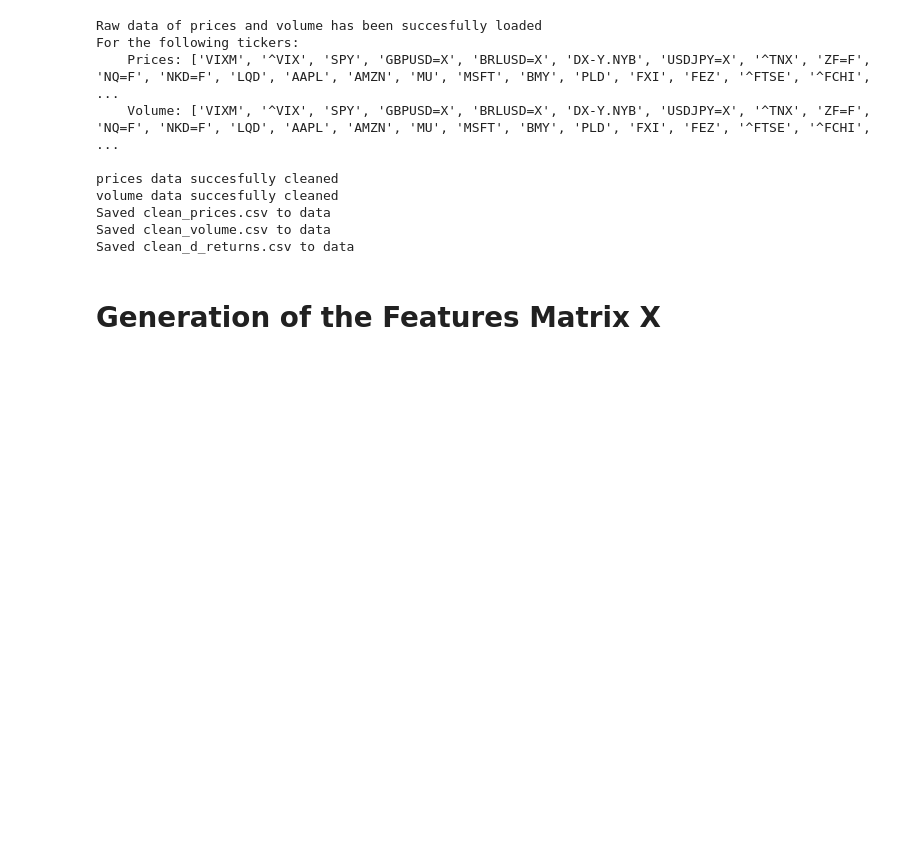
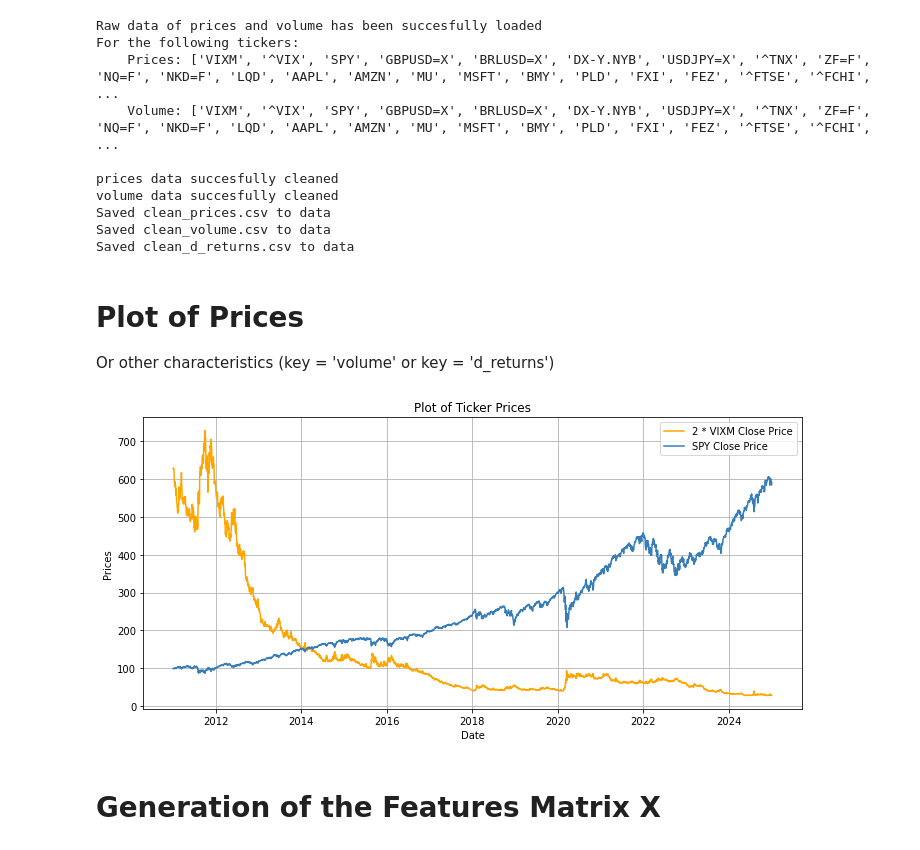
Before and after one commit to paocarvajal1912/VIXM-Algorithmic-Strategy, a Jupyter notebook: vixm_adaboost_model_evaluation.ipynb, the cells around one changed output. Saved outputs shown, nothing was run; the diff lists cells and outputs as text; code cells hidden in the pictures; blank space fills up the shorter version.

```diff
--- a/vixm_adaboost_model_evaluation.ipynb
+++ b/vixm_adaboost_model_evaluation.ipynb
@@ -151,6 +151,19 @@ volume data succesfully cleaned
 Saved clean_prices.csv to data
 Saved clean_volume.csv to data
 Saved clean_d_returns.csv to data
+# %% [markdown]
+# Plot of Prices
+Or other characteristics (key = 'volume' or key = 'd_returns')
+# %%
+plot_tickers_with_scaling(
+            data,
+            key='prices',
+            as_is_tickers=['SPY'],
+            scaled_tickers=['VIXM'],
+            scaled_factors=[2]
+        )
+# %% [output]
+[figure, added]
 # %% [markdown]
 # Generation of the Features Matrix X
 # %% [markdown]
```
Also changed, not shown: parts of 11 cells of this notebook, 5 other files.
